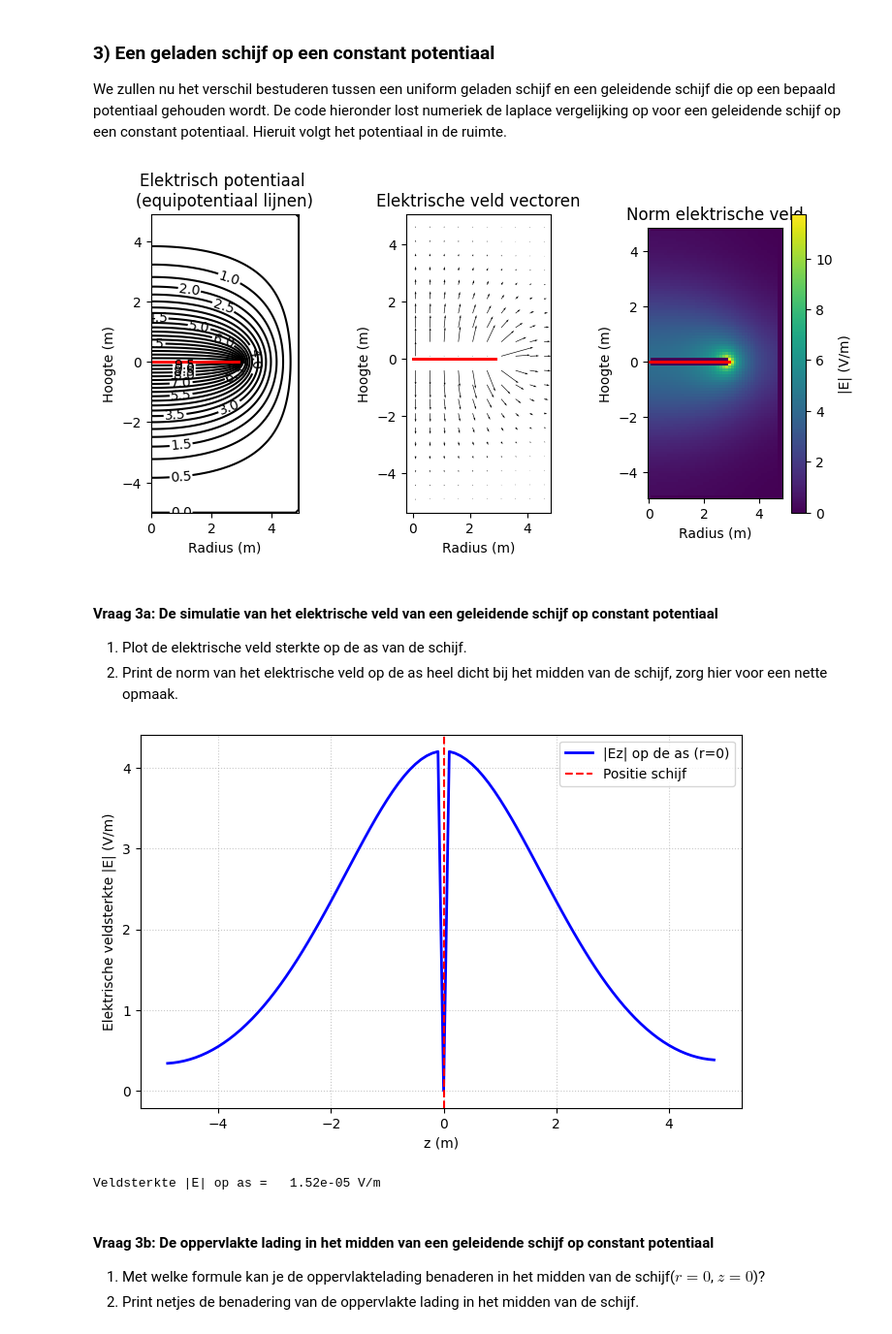
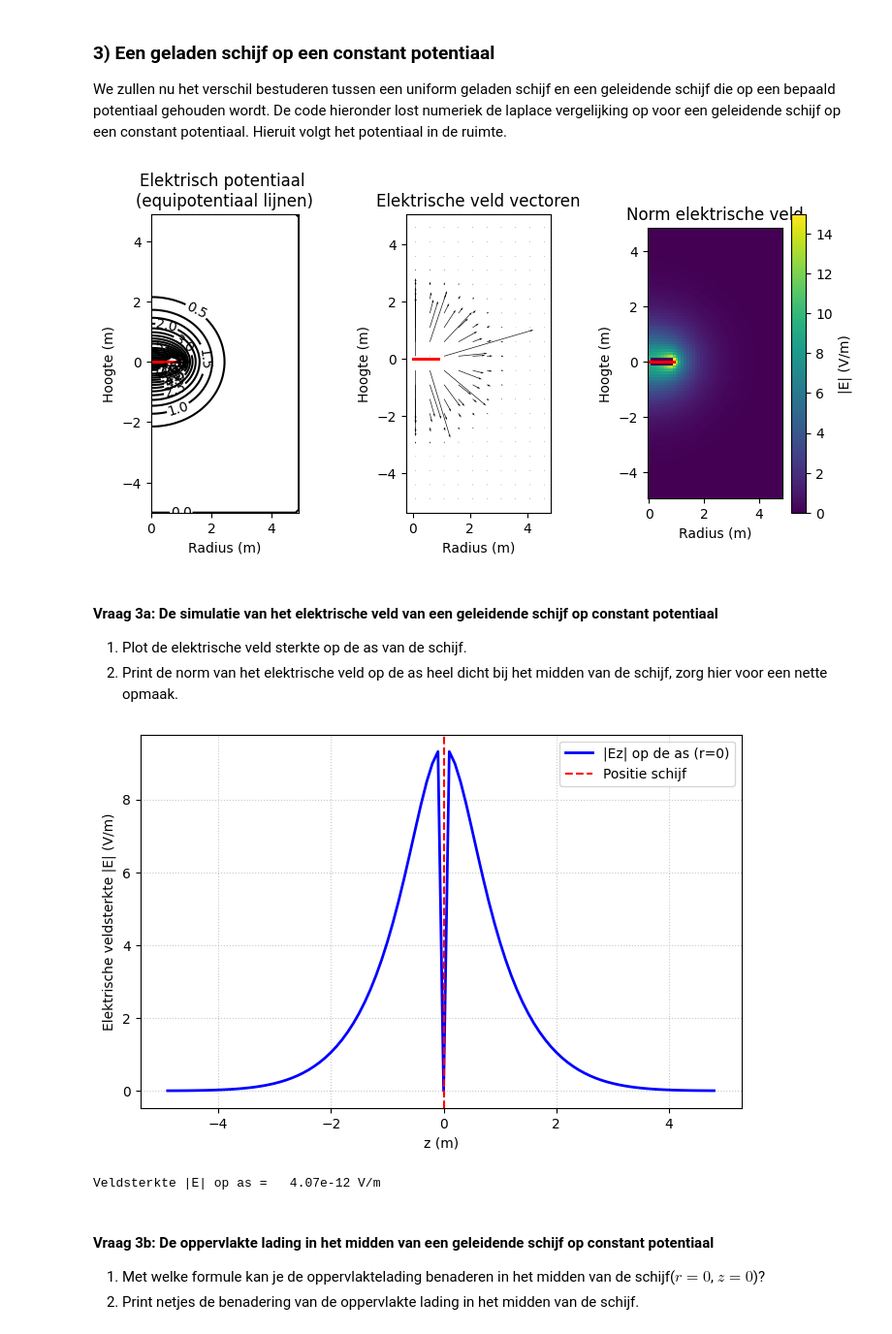
Before and after one commit to cedricleiden/DEF-D-opdrachten-Cedric-Peignier, a Jupyter notebook: DigitaleOntwerpopdrachten/1CondensatorOpdracht/CondensatorOntwerpopdracht.ipynb, the cells around one changed output. Shown at 97% size. Drawn from its saved outputs; the diff is of its cells as text; code cells hidden in the pictures.

```diff
--- a/DigitaleOntwerpopdrachten/1CondensatorOpdracht/CondensatorOntwerpopdracht.ipynb
+++ b/DigitaleOntwerpopdrachten/1CondensatorOpdracht/CondensatorOntwerpopdracht.ipynb
@@ -395,28 +400,28 @@ De code hieronder lost numeriek de laplace vergelijking op voor een geleidende s
 # %%
 # Run deze cel pas deze niet aan.
 V0 = 0  # electric potential at boundary of domain (V)
-
+disk_radius =1
 # Één schijf
 z_pos_disk1 = 0  # z-coördinaat van de eerste geleidende schijf (m)
 z_pos_disk2 = z_pos_disk1  # z-coördinaat van de tweede geleidende schijf (m)
 V1 = 10  # elektrische potentiaal van de eerste geleidende schijf (V)
 
 r, z, r_repmat, V, B, idx_R, idx_z1, idx_z2 = initialize_variables_Laplace(width_domain, disk_radius, height_domain, grid_step, z_pos_disk1, z_pos_disk2, V0, V1, V1)
 
 """--------------------------------------------------------------------
 Veldberekening voor een geleidende schijf
 """
 solve_Laplace_equation(V, B, r_repmat, grid_step, idx_z1, idx_z2, idx_R, V1, V1, 1e-3)
 Er, Ez, normE = compute_E_disk(V,B,grid_step)
 r_for_E = r[1:-1]  # de centered finite-difference method kan E niet berekenen op het allereerste en allerlaatste gridpunt in de r-dimensie
 z_for_E = z[1:-1]  # de centered finite-difference method kan E niet berekenen op het allereerste en allerlaatste gridpunt in de z-dimensie
 
 """"---------------------------------------------------------
 Plot het berekende veld
 """
 plot_results_disk(Ez, Er, normE, V, r, z, grid_step, disk_radius, z_pos_disk1, z_pos_disk2)
 # %% [output]
-[figure, old version]
+[figure, new version]
 # %% [markdown]
 #### Vraag 3a: De simulatie van het elektrische veld van een geleidende schijf op constant potentiaal
 
@@ -457,8 +462,8 @@ E_veld_waarde = np.abs(Ez_on_axis[idx_near_disk])
 
 print(f"Veldsterkte |E| op as = {E_veld_waarde:>10.2e} V/m")
 # %% [output]
-[figure, old version]
+[figure, new version]
-Veldsterkte |E| op as =   1.52e-05 V/m
+Veldsterkte |E| op as =   4.07e-12 V/m
 # %% [markdown]
 #### Vraag 3b: De oppervlakte lading in het midden van een geleidende schijf op constant potentiaal
 
```
Also changed, not shown: parts of 8 cells of this notebook.
